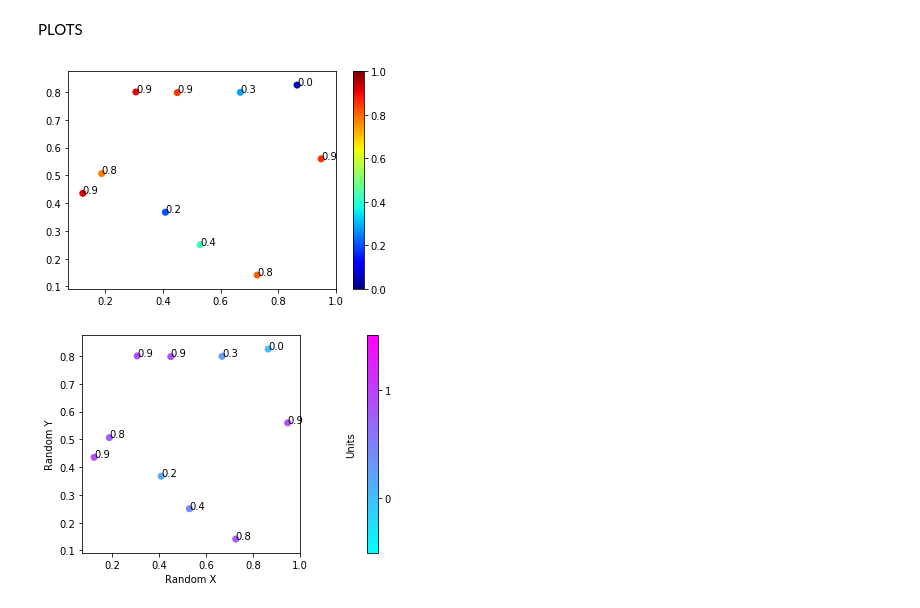
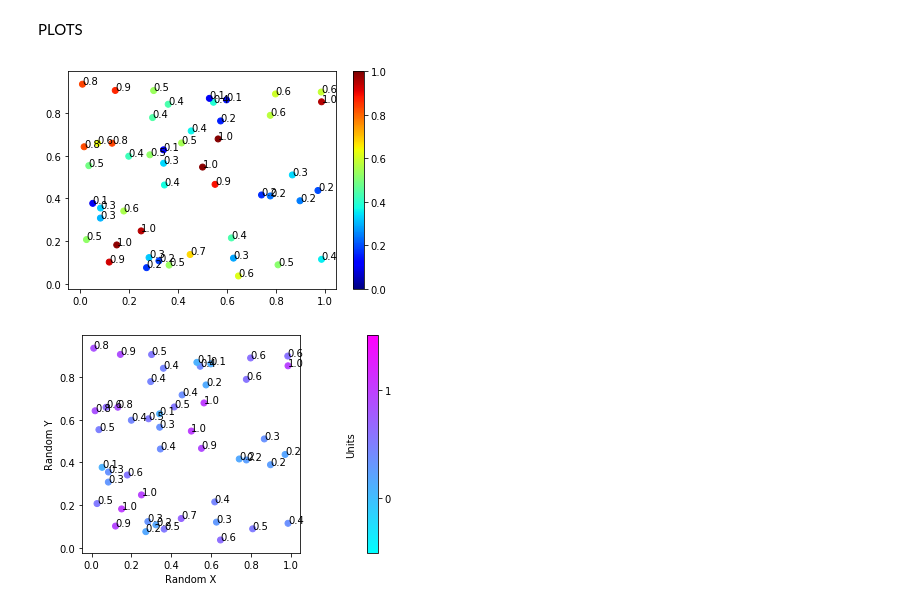
Before and after one commit to sbaldwinCPP/DodecaDog, a Jupyter notebook: tests.ipynb, the cells around one changed output. Saved outputs shown, nothing was run; the diff lists cells and outputs as text; code cells hidden in the pictures.

```diff
--- a/tests.ipynb
+++ b/tests.ipynb
@@ -24,25 +30,24 @@ PLOTS
 # %%
 import numpy as np
 from snippets import QuickScatter
 
-n = 10
+n = 50
 x = np.random.rand(n)
 y = np.random.rand(n)
 z = np.random.rand(n)
 
 fig, ax = QuickScatter(x,y,z)
 # %% [output]
-[figure, old version]
+[figure, new version]
 # %%
 fig, ax = QuickScatter(x,y,z,
-    cm='cool',
-    vmin=-.5,
-    vmax=1.5,
-    ticks=[0, 1],
-    xlabel='Random X',
-    ylabel='Random Y',
-    units='Units',
-    pad=0.2,
-    )
+        cm='cool',
+        vmin=-.5,
+        vmax=1.5,
+        ticks=[0, 1],
+        xlabel='Random X',
+        ylabel='Random Y',
+        units='Units',
+        pad=0.2)
 # %% [output]
-[figure, old version]
+[figure, new version]
```
Also changed, not shown: parts of 4 cells of this notebook, 1 other file.
